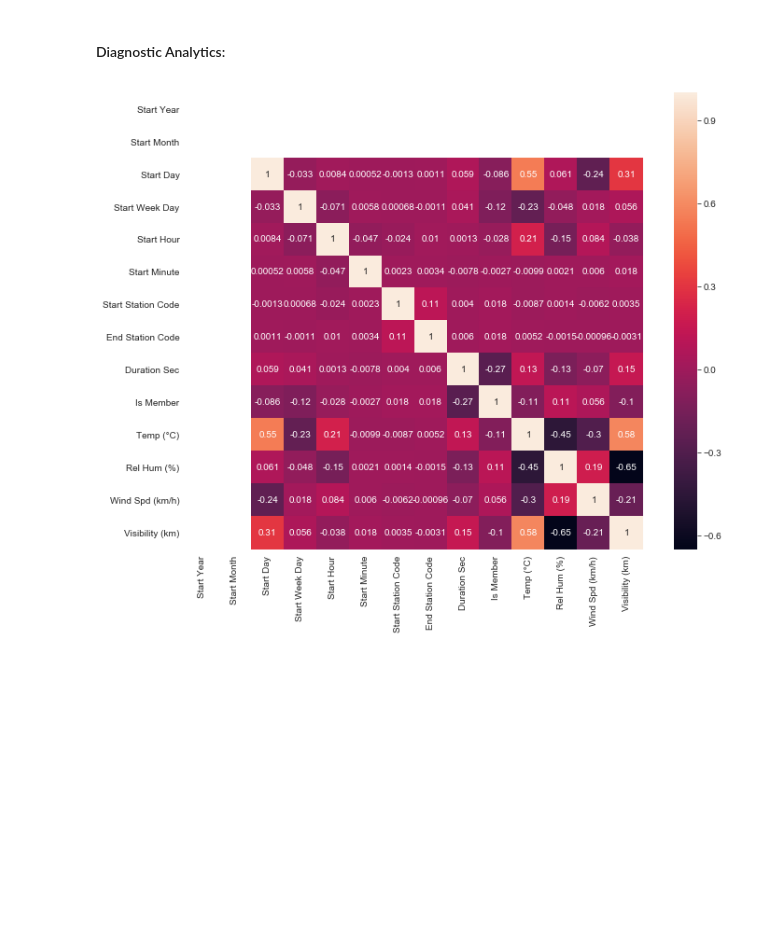
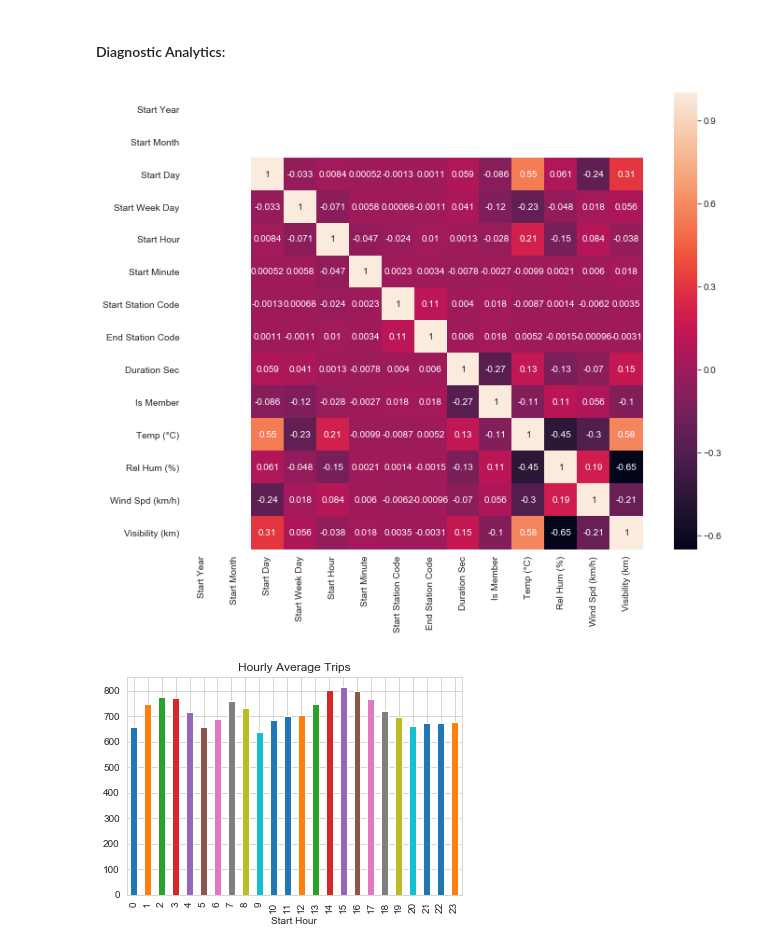
Before and after one commit to bmshahrier/bixi-monteal, a Jupyter notebook: bixi-montreal-eda.ipynb, the cells around one changed output. Cells and saved outputs as stored; diff of their text form; code cells hidden in the pictures; blank space fills up the shorter version.

```diff
--- a/bixi-montreal-eda.ipynb
+++ b/bixi-montreal-eda.ipynb
@@ -251,10 +251,15 @@ plt.show()
 # %%
 #What are the ride factors?
 
 # heatmap
 corrmat = df_trip_weather.corr()
 f, ax = plt.subplots(figsize=(12, 9))
 sns.heatmap(corrmat, annot=True, square=True)
 plt.show()
+
+df_trip_weather.groupby(by = 'Start Hour')['Duration Sec'].mean().plot(kind='bar')
+plt.title('Hourly Average Trips')
+plt.show()
 # %% [output]
 [figure]
+[figure, added]
```
Also changed, not shown: parts of 3 cells of this notebook.
